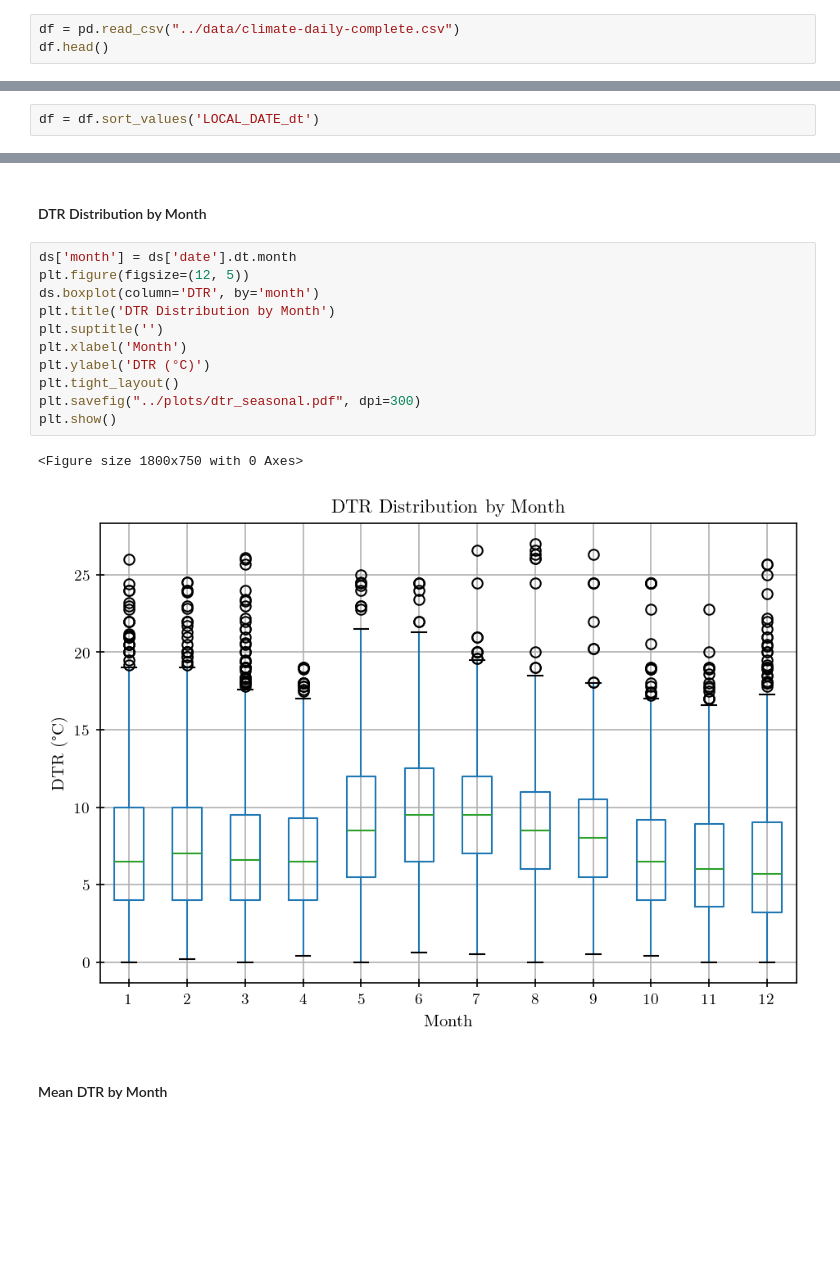
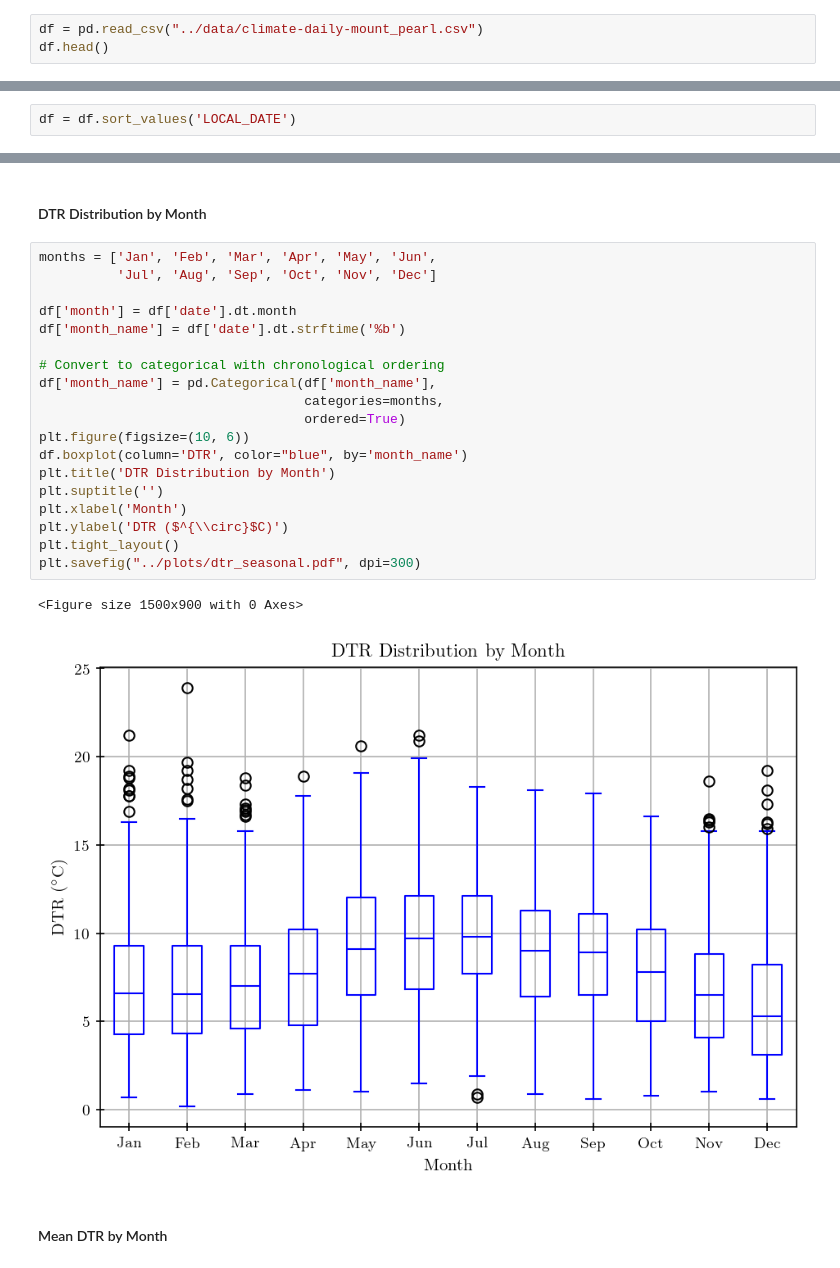
Before and after one commit to ieadoboe/cmsc6950-climate-daily, a Jupyter notebook: notebooks/01_data_exploration.ipynb, the cells around one changed output, grey strips where cells are left out. Saved outputs shown, nothing was run; the diff lists cells and outputs as text; blank space fills up the shorter version.

```diff
--- a/notebooks/01_data_exploration.ipynb
+++ b/notebooks/01_data_exploration.ipynb
@@ -16,4 +17,4 @@ from src.common import mpl_apply
 # %%
-df = pd.read_csv("../data/climate-daily-complete.csv")
+df = pd.read_csv("../data/climate-daily-mount_pearl.csv")
 df.head()
 # %% [output]
@@ -26,5 +28,5 @@ df.head()
 # %%
-df = df.sort_values('LOCAL_DATE_dt')
+df = df.sort_values('LOCAL_DATE')
 # %%
 df.STATION_NAME.unique()
 # %% [output]
@@ -262,18 +191,26 @@ Significant at α=0.05? No
 # %% [markdown]
 #### DTR Distribution by Month
 # %%
-ds['month'] = ds['date'].dt.month
-plt.figure(figsize=(12, 5))
-ds.boxplot(column='DTR', by='month')
+months = ['Jan', 'Feb', 'Mar', 'Apr', 'May', 'Jun',
+          'Jul', 'Aug', 'Sep', 'Oct', 'Nov', 'Dec']
+
+df['month'] = df['date'].dt.month
+df['month_name'] = df['date'].dt.strftime('%b')
+
+# Convert to categorical with chronological ordering
+df['month_name'] = pd.Categorical(df['month_name'],
+                                  categories=months,
+                                  ordered=True)
+plt.figure(figsize=(10, 6))
+df.boxplot(column='DTR', color="blue", by='month_name')
 plt.title('DTR Distribution by Month')
 plt.suptitle('')
 plt.xlabel('Month')
-plt.ylabel('DTR (°C)')
+plt.ylabel('DTR ($^{\\circ}$C)')
 plt.tight_layout()
 plt.savefig("../plots/dtr_seasonal.pdf", dpi=300)
-plt.show()
 # %% [output]
-<Figure size 1800x750 with 0 Axes>
+<Figure size 1500x900 with 0 Axes>
-[figure, old version]
+[figure, new version]
 # %% [markdown]
 #### Mean DTR by Month
```
Also changed, not shown: parts of 25 cells of this notebook, 2 other files.
